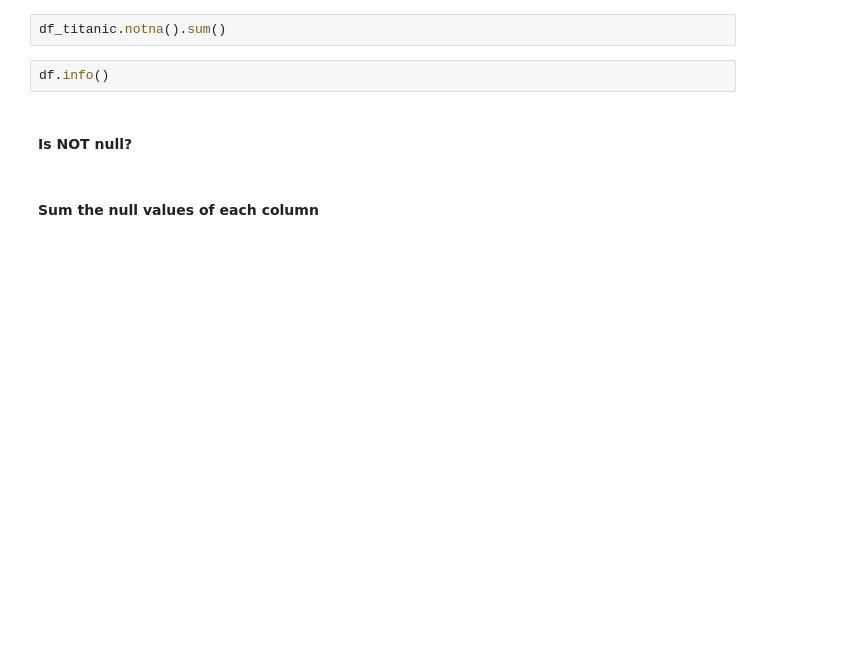
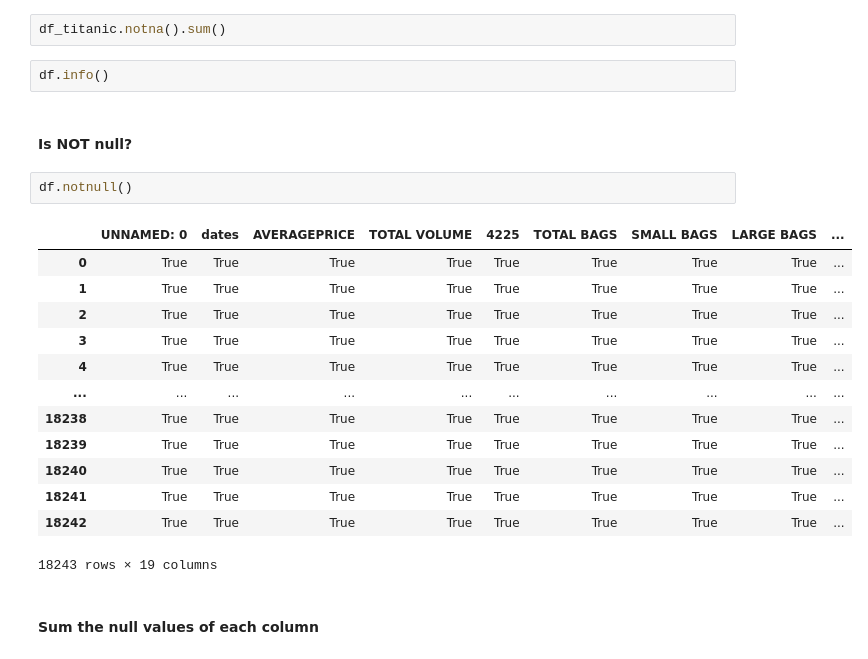
Before and after one commit to Peter-Berna/lectures, a Jupyter notebook: week-2/3-intro-pandas.ipynb, the cells around one changed output. Drawn from its saved outputs; the diff is of its cells as text; blank space fills up the shorter version.

```diff
--- a/week-2/3-intro-pandas.ipynb
+++ b/week-2/3-intro-pandas.ipynb
@@ -541,4 +541,20 @@ df_titanic.notna().sum()
 df.info()
 # %% [markdown]
 #### Is NOT null?
+# %%
+df.notnull()
+# %% [output]
+|  | UNNAMED: 0 | dates | AVERAGEPRICE | TOTAL VOLUME | 4225 | TOTAL BAGS | SMALL BAGS | LARGE BAGS | ... |
+| 0 | True | True | True | True | True | True | True | True | ... |
+| 1 | True | True | True | True | True | True | True | True | ... |
+| 2 | True | True | True | True | True | True | True | True | ... |
+| 3 | True | True | True | True | True | True | True | True | ... |
+| 4 | True | True | True | True | True | True | True | True | ... |
+| ... | ... | ... | ... | ... | ... | ... | ... | ... | ... |
+| 18238 | True | True | True | True | True | True | True | True | ... |
+| 18239 | True | True | True | True | True | True | True | True | ... |
+| 18240 | True | True | True | True | True | True | True | True | ... |
+| 18241 | True | True | True | True | True | True | True | True | ... |
+| 18242 | True | True | True | True | True | True | True | True | ... |
+18243 rows × 19 columns
 # %% [markdown]
```
Also changed, not shown: parts of 1 cell of this notebook.
